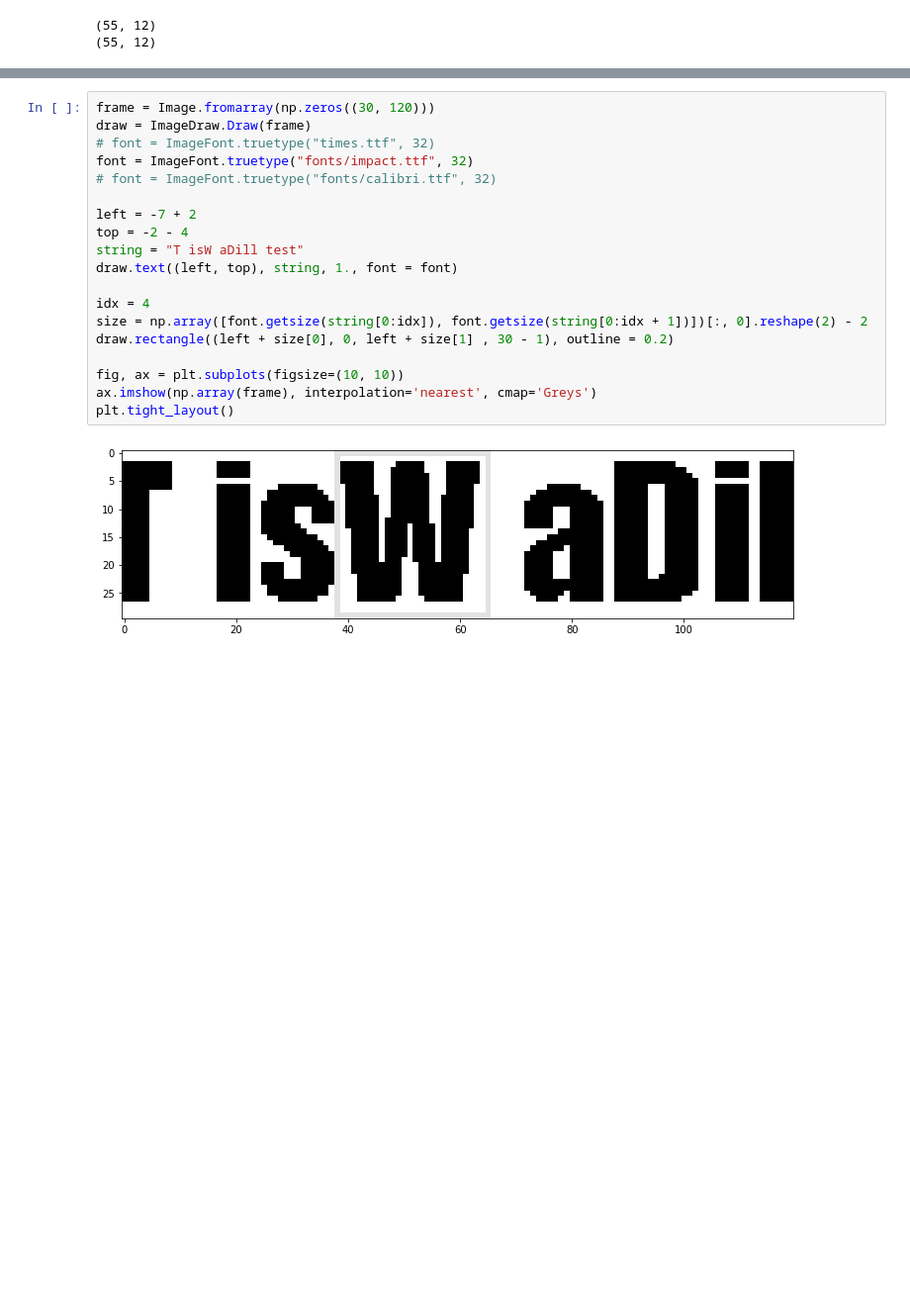
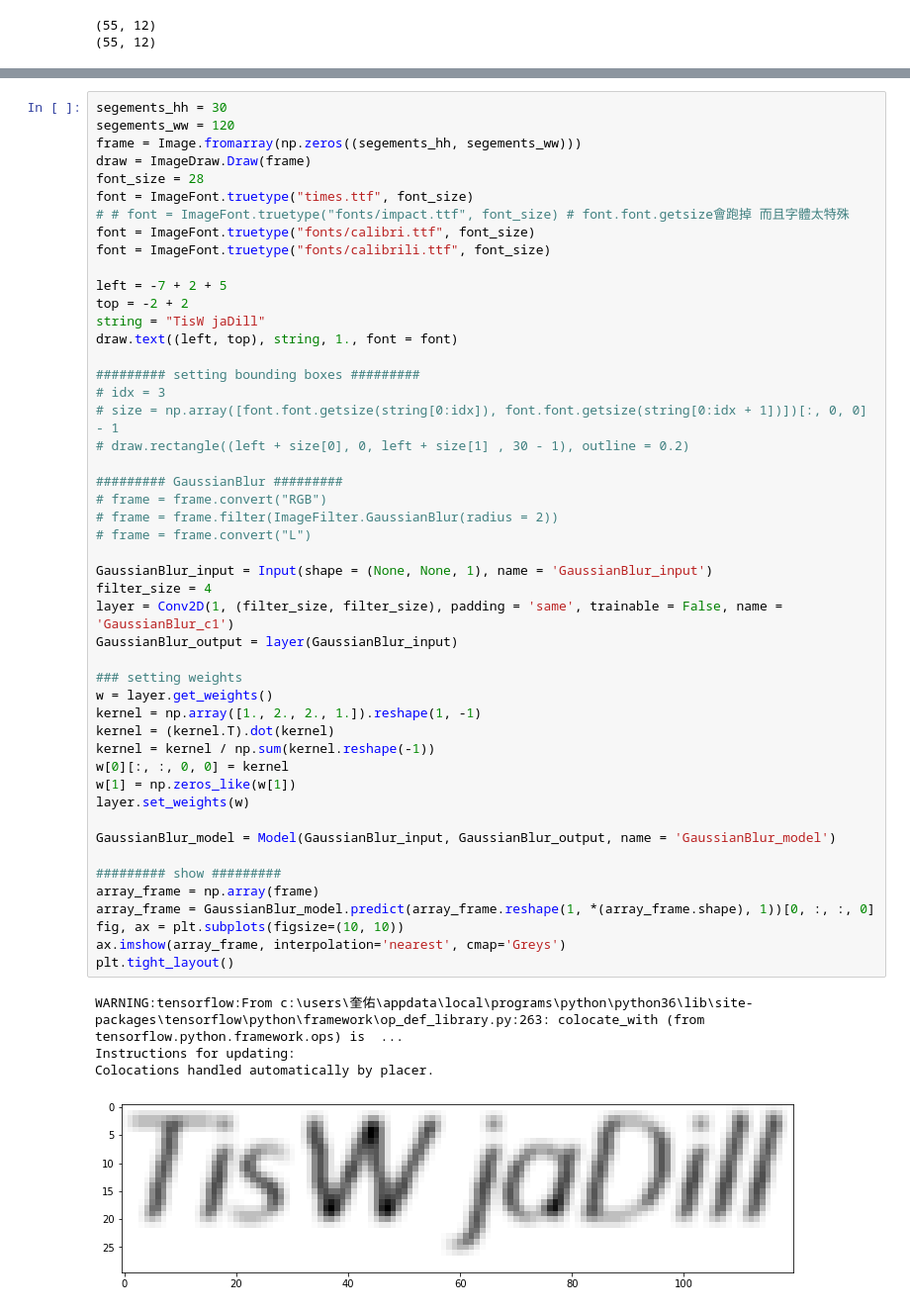
Before and after one commit to kuiyochen/Python_ML_learning, a Jupyter notebook: OCR_test.ipynb, the cells around one changed output, grey strips where cells are left out. Shown: that part at 99% size. Drawn from its saved outputs; the diff is of its cells as text; blank space fills up the shorter version.

```diff
--- a/OCR_test.ipynb
+++ b/OCR_test.ipynb
@@ -327,21 +330,53 @@ array([[ 11.52124724,  27.13477856],
 # %%
-frame = Image.fromarray(np.zeros((30, 120)))
+segements_hh = 30
+segements_ww = 120
+frame = Image.fromarray(np.zeros((segements_hh, segements_ww)))
 draw = ImageDraw.Draw(frame)
-# font = ImageFont.truetype("times.ttf", 32)
-font = ImageFont.truetype("fonts/impact.ttf", 32)
-# font = ImageFont.truetype("fonts/calibri.ttf", 32)
+font_size = 28
+font = ImageFont.truetype("times.ttf", font_size)
+# # font = ImageFont.truetype("fonts/impact.ttf", font_size) # font.font.getsize會跑掉 而且字體太特殊
+font = ImageFont.truetype("fonts/calibri.ttf", font_size)
+font = ImageFont.truetype("fonts/calibrili.ttf", font_size)
 
-left = -7 + 2
-top = -2 - 4
-string = "T isW aDill test"
+left = -7 + 2 + 5
+top = -2 + 2
+string = "TisW jaDill"
 draw.text((left, top), string, 1., font = font)
 
-idx = 4
-size = np.array([font.getsize(string[0:idx]), font.getsize(string[0:idx + 1])])[:, 0].reshape(2) - 2
-draw.rectangle((left + size[0], 0, left + size[1] , 30 - 1), outline = 0.2)
+######### setting bounding boxes #########
+# idx = 3
+# size = np.array([font.font.getsize(string[0:idx]), font.font.getsize(string[0:idx + 1])])[:, 0, 0] - 1
+# draw.rectangle((left + size[0], 0, left + size[1] , 30 - 1), outline = 0.2)
 
+######### GaussianBlur #########
+# frame = frame.convert("RGB")
+# frame = frame.filter(ImageFilter.GaussianBlur(radius = 2))
+# frame = frame.convert("L")
+
+GaussianBlur_input = Input(shape = (None, None, 1), name = 'GaussianBlur_input')
+filter_size = 4
+layer = Conv2D(1, (filter_size, filter_size), padding = 'same', trainable = False, name = 'GaussianBlur_c1')
+GaussianBlur_output = layer(GaussianBlur_input)
+
+### setting weights
+w = layer.get_weights()
+kernel = np.array([1., 2., 2., 1.]).reshape(1, -1)
+kernel = (kernel.T).dot(kernel)
+kernel = kernel / np.sum(kernel.reshape(-1))
+w[0][:, :, 0, 0] = kernel
+w[1] = np.zeros_like(w[1])
+layer.set_weights(w)
+
+GaussianBlur_model = Model(GaussianBlur_input, GaussianBlur_output, name = 'GaussianBlur_model')
+
+######### show #########
+array_frame = np.array(frame)
+array_frame = GaussianBlur_model.predict(array_frame.reshape(1, *(array_frame.shape), 1))[0, :, :, 0]
 fig, ax = plt.subplots(figsize=(10, 10))
-ax.imshow(np.array(frame), interpolation='nearest', cmap='Greys')
+ax.imshow(array_frame, interpolation='nearest', cmap='Greys')
 plt.tight_layout()
 # %% [output]
+WARNING:tensorflow:From c:\users\奎佑\appdata\local\programs\python\python36\lib\site-packages\tensorflow\python\framework\op_def_library.py:263: colocate_with (from tensorflow.python.framework.ops) is  ...
+Instructions for updating:
+Colocations handled automatically by placer.
-[figure, old version]
+[figure, new version]
```
Also changed, not shown: parts of 5 cells of this notebook.
